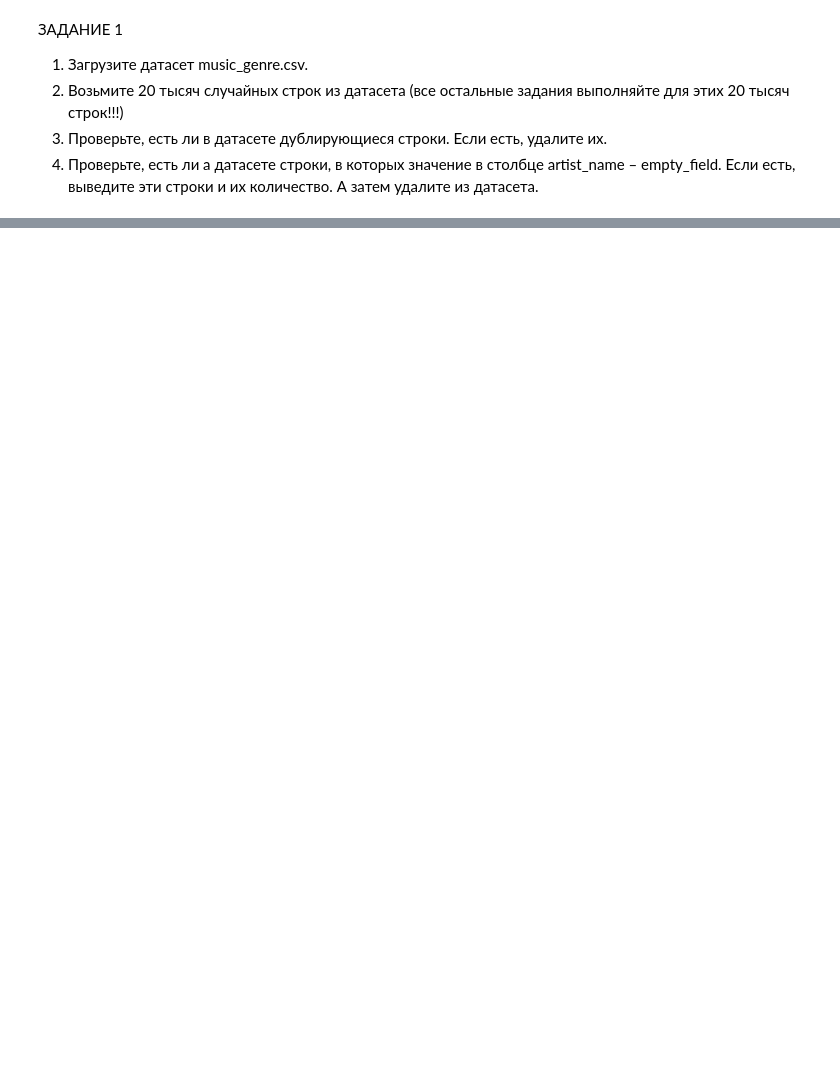
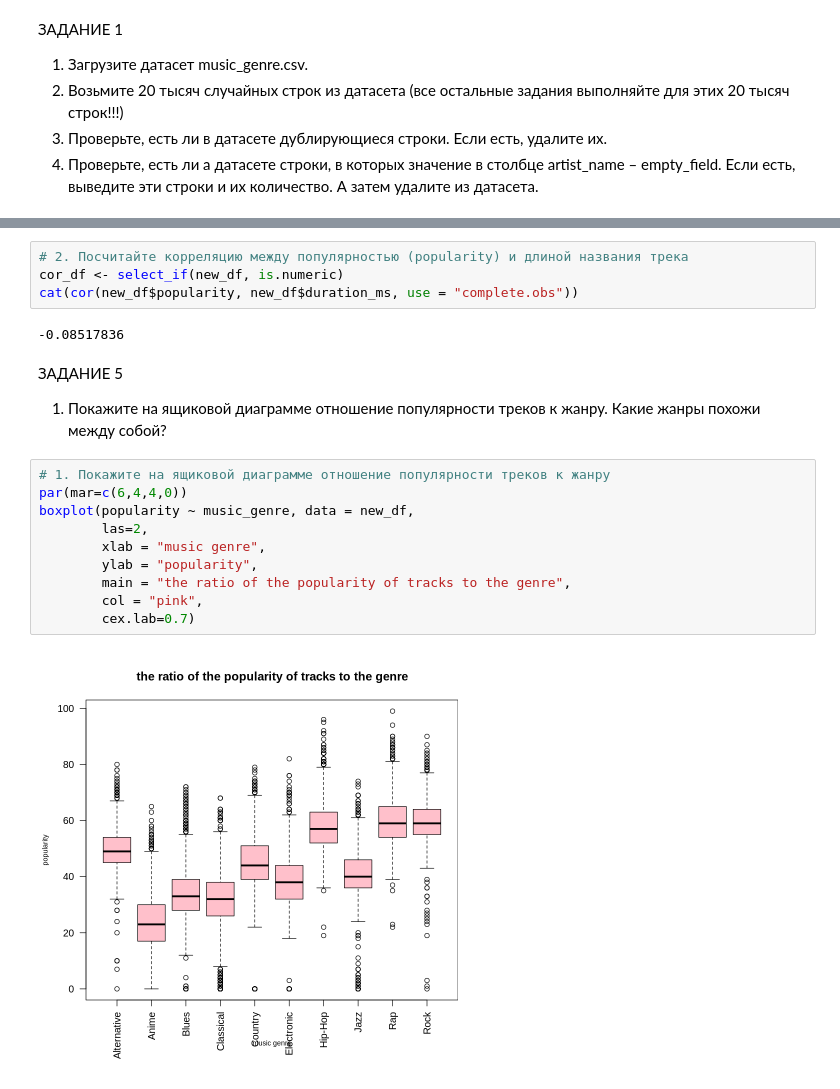
Before and after one commit to Daria13-gif/cs102, a Jupyter notebook: Untitled0.ipynb, the cells around one changed output, grey strips where cells are left out. Cells and saved outputs as stored; diff of their text form; blank space fills up the shorter version.

```diff
--- a/Untitled0.ipynb
+++ b/Untitled0.ipynb
@@ -45,0 +199,21 @@ A data.frame: 18978 × 18
+# %%
+# 2. Посчитайте корреляцию между популярностью (popularity) и длиной названия трека
+cor_df <- select_if(new_df, is.numeric)
+cat(cor(new_df$popularity, new_df$duration_ms, use = "complete.obs"))
+# %% [output]
+-0.08517836
+# %% [markdown]
+ЗАДАНИЕ 5
+1. Покажите на ящиковой диаграмме отношение популярности треков к жанру. Какие жанры похожи между собой?
+# %%
+# 1. Покажите на ящиковой диаграмме отношение популярности треков к жанру
+par(mar=c(6,4,4,0))
+boxplot(popularity ~ music_genre, data = new_df,
+        las=2,
+        xlab = "music genre",
+        ylab = "popularity",
+        main = "the ratio of the popularity of tracks to the genre",
+        col = "pink",
+        cex.lab=0.7)
+# %% [output]
+[figure, added]
```
Also changed, not shown: parts of 16 cells of this notebook.
